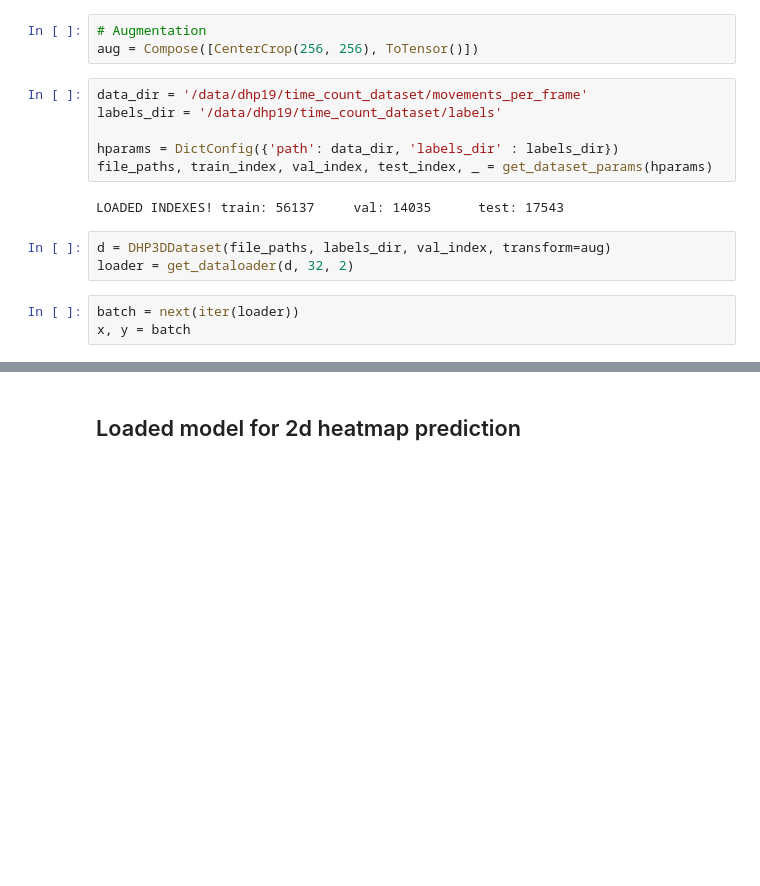
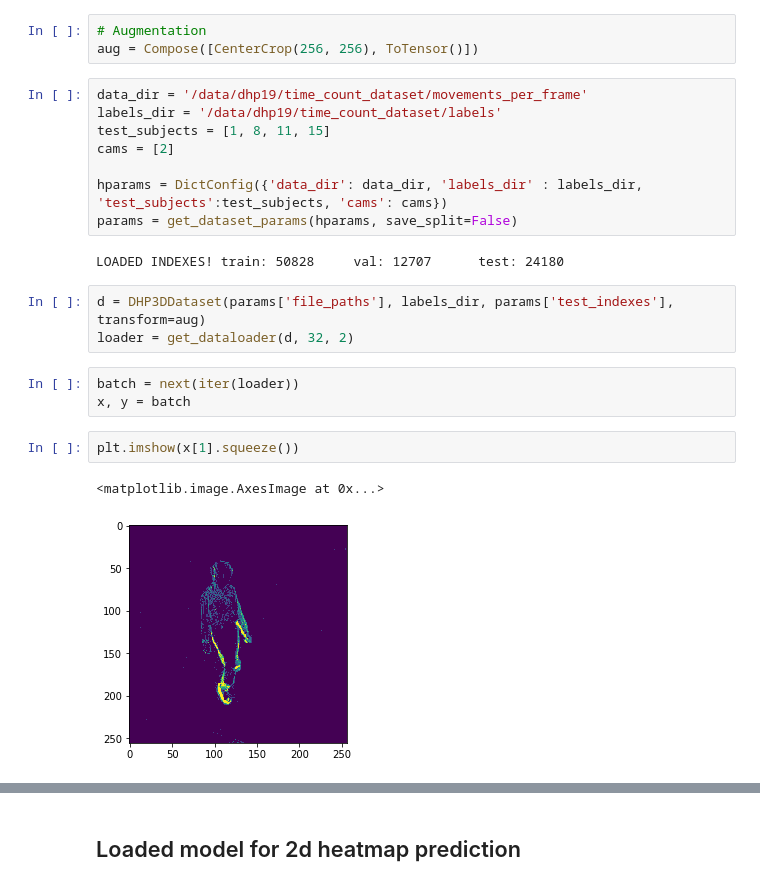
Before and after one commit to gianscarpe/event-based-monocular-hpe, a Jupyter notebook: notebooks/visualize_dhp3ddataset.ipynb, the cells around one changed output, grey strips where cells are left out. Drawn from its saved outputs; the diff is of its cells as text; blank space fills up the shorter version.

```diff
--- a/notebooks/visualize_dhp3ddataset.ipynb
+++ b/notebooks/visualize_dhp3ddataset.ipynb
@@ -37,15 +38,22 @@ aug = Compose([CenterCrop(256, 256), ToTensor()])
 # %%
 data_dir = '/data/dhp19/time_count_dataset/movements_per_frame'
 labels_dir = '/data/dhp19/time_count_dataset/labels'
+test_subjects = [1, 8, 11, 15]
+cams = [2]
 
-hparams = DictConfig({'path': data_dir, 'labels_dir' : labels_dir})
-file_paths, train_index, val_index, test_index, _ = get_dataset_params(hparams)
+hparams = DictConfig({'data_dir': data_dir, 'labels_dir' : labels_dir, 'test_subjects':test_subjects, 'cams': cams})
+params = get_dataset_params(hparams, save_split=False)
 # %% [output]
-LOADED INDEXES! train: 56137     val: 14035      test: 17543
+LOADED INDEXES! train: 50828     val: 12707      test: 24180
 # %%
-d = DHP3DDataset(file_paths, labels_dir, val_index, transform=aug)
+d = DHP3DDataset(params['file_paths'], labels_dir, params['test_indexes'], transform=aug)
 loader = get_dataloader(d, 32, 2)
 # %%
 batch = next(iter(loader))
 x, y = batch
+# %%
+plt.imshow(x[1].squeeze())
+# %% [output]
+<matplotlib.image.AxesImage at 0x...>
+[figure, added]
 # %%
```
Also changed, not shown: parts of 8 cells of this notebook, 10 other files.
